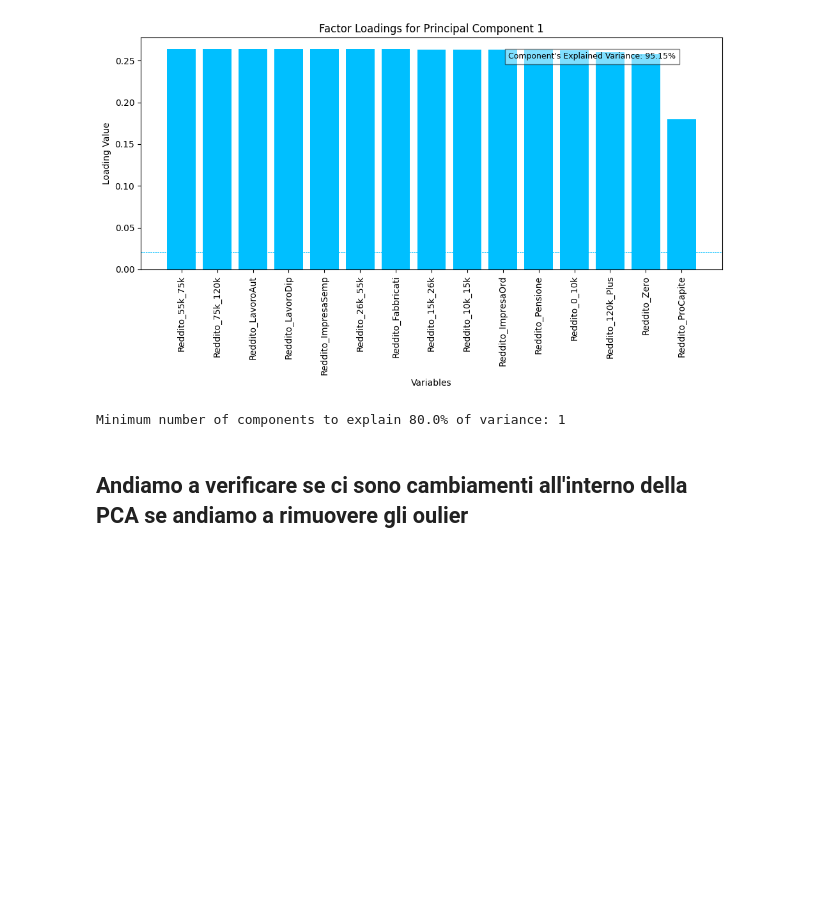
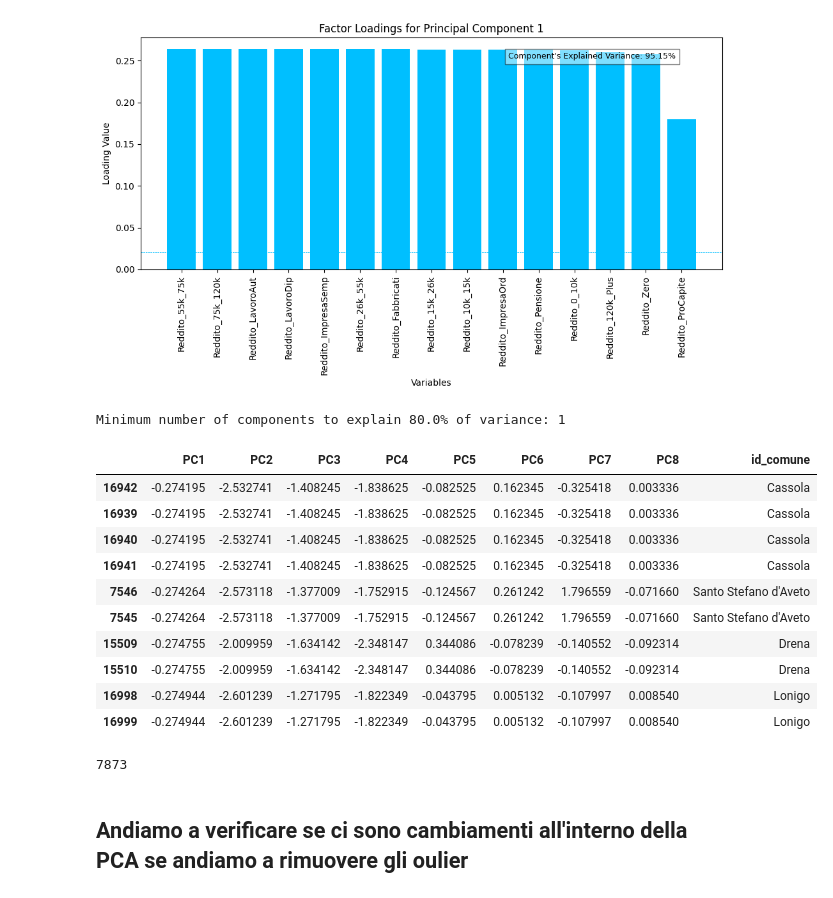
Before and after one commit to leonardoguida/real_estate_predictive_model, a Jupyter notebook: pca.ipynb, the cells around one changed output. Saved outputs shown, nothing was run; the diff lists cells and outputs as text; code cells hidden in the pictures; blank space fills up the shorter version.

```diff
--- a/pca.ipynb
+++ b/pca.ipynb
@@ -28,6 +28,8 @@ Data columns (total 98 columns):
  97  Macroarea                                                                                                       55033 non-null  object
 dtypes: float64(72), int64(14), object(12)
 memory usage: 41.1+ MB
+# %%
+id_comune = df["id_comune"]
 # %%
 color_blue = "deepskyblue"
 color_green = "mediumseagreen"
@@ -208,6 +210,26 @@ print(f'Minimum number of components to explain {desidered_explained_variance *
 Minimum number of components to explain 80.0% of variance: 1
 [figure]
 Minimum number of components to explain 80.0% of variance: 1
+# %%
+x_newdf = pd.DataFrame(x_new[:, :index_selected], columns=[f"PC{i+1}" for i in range(index_selected)])
+x_newdf["id_comune"] = id_comune
+x_newdf.sort_values(by="PC1", ascending=False).iloc[20000:20010]
+# %% [output]
+|  | PC1 | PC2 | PC3 | PC4 | PC5 | PC6 | PC7 | PC8 | id_comune |
+| 16942 | -0.274195 | -2.532741 | -1.408245 | -1.838625 | -0.082525 | 0.162345 | -0.325418 | 0.003336 | Cassola |
+| 16939 | -0.274195 | -2.532741 | -1.408245 | -1.838625 | -0.082525 | 0.162345 | -0.325418 | 0.003336 | Cassola |
+| 16940 | -0.274195 | -2.532741 | -1.408245 | -1.838625 | -0.082525 | 0.162345 | -0.325418 | 0.003336 | Cassola |
+| 16941 | -0.274195 | -2.532741 | -1.408245 | -1.838625 | -0.082525 | 0.162345 | -0.325418 | 0.003336 | Cassola |
+| 7546 | -0.274264 | -2.573118 | -1.377009 | -1.752915 | -0.124567 | 0.261242 | 1.796559 | -0.071660 | Santo Stefano d'Aveto |
+| 7545 | -0.274264 | -2.573118 | -1.377009 | -1.752915 | -0.124567 | 0.261242 | 1.796559 | -0.071660 | Santo Stefano d'Aveto |
+| 15509 | -0.274755 | -2.009959 | -1.634142 | -2.348147 | 0.344086 | -0.078239 | -0.140552 | -0.092314 | Drena |
+| 15510 | -0.274755 | -2.009959 | -1.634142 | -2.348147 | 0.344086 | -0.078239 | -0.140552 | -0.092314 | Drena |
+| 16998 | -0.274944 | -2.601239 | -1.271795 | -1.822349 | -0.043795 | 0.005132 | -0.107997 | 0.008540 | Lonigo |
+| 16999 | -0.274944 | -2.601239 | -1.271795 | -1.822349 | -0.043795 | 0.005132 | -0.107997 | 0.008540 | Lonigo |
+# %%
+x_newdf["id_comune"].nunique()
+# %% [output]
+7873
 # %% [markdown]
 ## Andiamo a verificare se ci sono cambiamenti all'interno della PCA se andiamo a rimuovere gli oulier
 # %%
```
Also changed, not shown: parts of 3 cells of this notebook, 2 other files.
